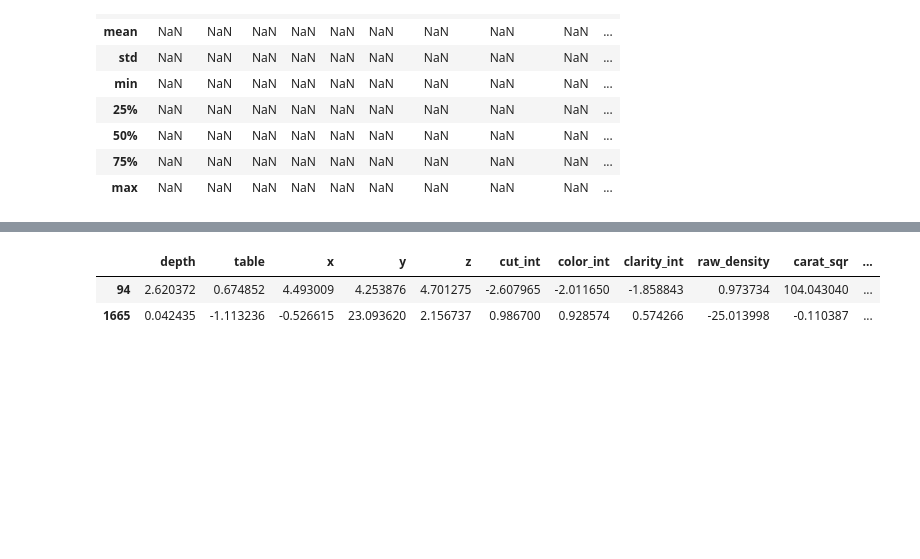
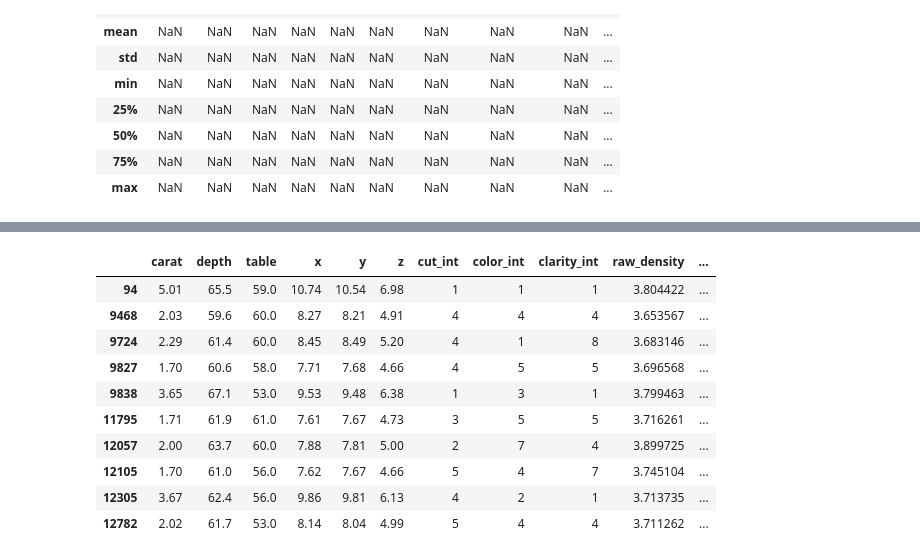
Before and after one commit to carpiero/Kaggle_Competition_Machine_Learning, a Jupyter notebook: notebooks/NotebookML002.ipynb, the cells around one changed output, grey strips where cells are left out. Saved outputs shown, nothing was run; the diff lists cells and outputs as text; code cells hidden in the pictures; blank space fills up the shorter version.

```diff
--- a/notebooks/NotebookML002.ipynb
+++ b/notebooks/NotebookML002.ipynb
@@ -338,19 +338,42 @@ for x in machine:
     model.fit(X,Y)
 
 
-    scores = cross_val_score(model, X, Y, scoring='neg_root_mean_squared_error', cv=5, n_jobs=-1)
-    print(f' RMSE_CROSS = {np.mean(-scores)}\n\n')
+#     scores = cross_val_score(model, X, Y, scoring='neg_root_mean_squared_error', cv=5, n_jobs=-1)
+#     print(f' RMSE_CROSS = {np.mean(-scores)}\n\n')
 
 
 
-                          #     robust simple     standar simple    standar solo numericas
-# RandomForestRegressor       536.5326496454497
-# ExtraTreesRegressor         522.4295970543783  522.7004856702121  522.5942599452075
-# GradientBoostingRegressor   517.7690301005061  517.7379803513751  517.630283003502
-# CatBoostRegressor           514.4646192634776  514.4661086037837  515.3723966778356
-# LGBMRegressor               520.4418909188064  520.3904919355533  520.3904919355533
-# XGBRegressor                517.6058680138955  517.5456615083016  517.4554008364805
-# StackingRegressor           504.2676317770712  504.1485640144659  504.5375208809231
+        # SinROBUSTyConRAWDENSITYyConCARATSQR2
+# ExtraTreesRegressor         523.534
+# GradientBoostingRegressor   517.786
+# CatBoostRegressor           516.027
+# LGBMRegressor               521.557
+# XGBRegressor                518.264
+# StackingRegressor           505.110
+
+        # SinROBUSTySinRAWDENSITYySinCARATSQR2
+# ExtraTreesRegressor         523.1499
+# GradientBoostingRegressor   520.603
+# CatBoostRegressor           514.409
+# LGBMRegressor               524.278
+# XGBRegressor                520.474
+# StackingRegressor           506.345
+
+        # SinROBUSTySinRAWDENSITYyConCARATSQR2
+# ExtraTreesRegressor         524.460
+# GradientBoostingRegressor   520.599
+# CatBoostRegressor           515.747
+# LGBMRegressor               524.278
+# XGBRegressor                520.474
+# StackingRegressor           506.791
+
+        # SinROBUSTyConRAWDENSITYySinCARATSQR2
+# ExtraTreesRegressor         522.318
+# GradientBoostingRegressor   517.817
+# CatBoostRegressor           515.862
+# LGBMRegressor               521.558
+# XGBRegressor                518.264
+# StackingRegressor           505.278
 # %% [output]
 Model in action: StackingRegressor(cv=5,
                   estimators=[('XGBRegressor',
@@ -547,6 +614,14 @@ Name: price, dtype: float64
 # %%
-PROBA.loc[(PROBA['price']>19000) | (PROBA['price']<0)]
+PROBA.loc[(PROBA['price']>18000) | (PROBA['price']<0)  | (PROBA['carat']>3.5)  ]
 # %% [output]
-|  | depth | table | x | y | z | cut_int | color_int | clarity_int | raw_density | carat_sqr | ... |
-| 94 | 2.620372 | 0.674852 | 4.493009 | 4.253876 | 4.701275 | -2.607965 | -2.011650 | -1.858843 | 0.973734 | 104.043040 | ... |
-| 1665 | 0.042435 | -1.113236 | -0.526615 | 23.093620 | 2.156737 | 0.986700 | 0.928574 | 0.574266 | -25.013998 | -0.110387 | ... |
+|  | carat | depth | table | x | y | z | cut_int | color_int | clarity_int | raw_density | ... |
+| 94 | 5.01 | 65.5 | 59.0 | 10.74 | 10.54 | 6.98 | 1 | 1 | 1 | 3.804422 | ... |
+| 9468 | 2.03 | 59.6 | 60.0 | 8.27 | 8.21 | 4.91 | 4 | 4 | 4 | 3.653567 | ... |
+| 9724 | 2.29 | 61.4 | 60.0 | 8.45 | 8.49 | 5.20 | 4 | 1 | 8 | 3.683146 | ... |
+| 9827 | 1.70 | 60.6 | 58.0 | 7.71 | 7.68 | 4.66 | 4 | 5 | 5 | 3.696568 | ... |
+| 9838 | 3.65 | 67.1 | 53.0 | 9.53 | 9.48 | 6.38 | 1 | 3 | 1 | 3.799463 | ... |
+| 11795 | 1.71 | 61.9 | 61.0 | 7.61 | 7.67 | 4.73 | 3 | 5 | 5 | 3.716261 | ... |
+| 12057 | 2.00 | 63.7 | 60.0 | 7.88 | 7.81 | 5.00 | 2 | 7 | 4 | 3.899725 | ... |
+| 12105 | 1.70 | 61.0 | 56.0 | 7.62 | 7.67 | 4.66 | 5 | 4 | 7 | 3.745104 | ... |
+| 12305 | 3.67 | 62.4 | 56.0 | 9.86 | 9.81 | 6.13 | 4 | 2 | 1 | 3.713735 | ... |
+| 12782 | 2.02 | 61.7 | 53.0 | 8.14 | 8.04 | 4.99 | 5 | 4 | 4 | 3.711262 | ... |
```
Also changed, not shown: parts of 18 cells of this notebook, 11 other files.
